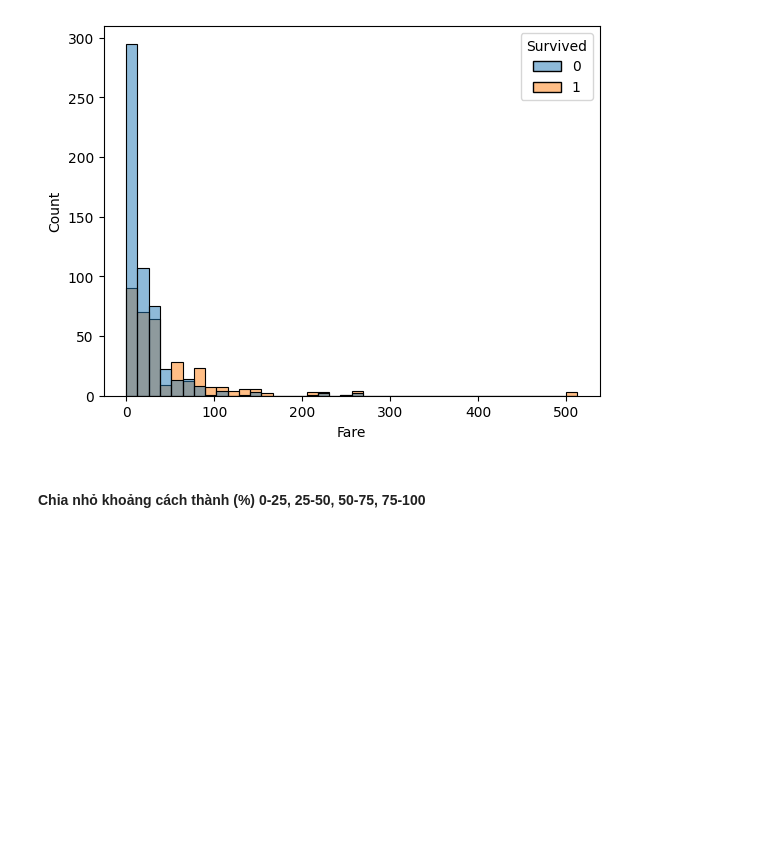
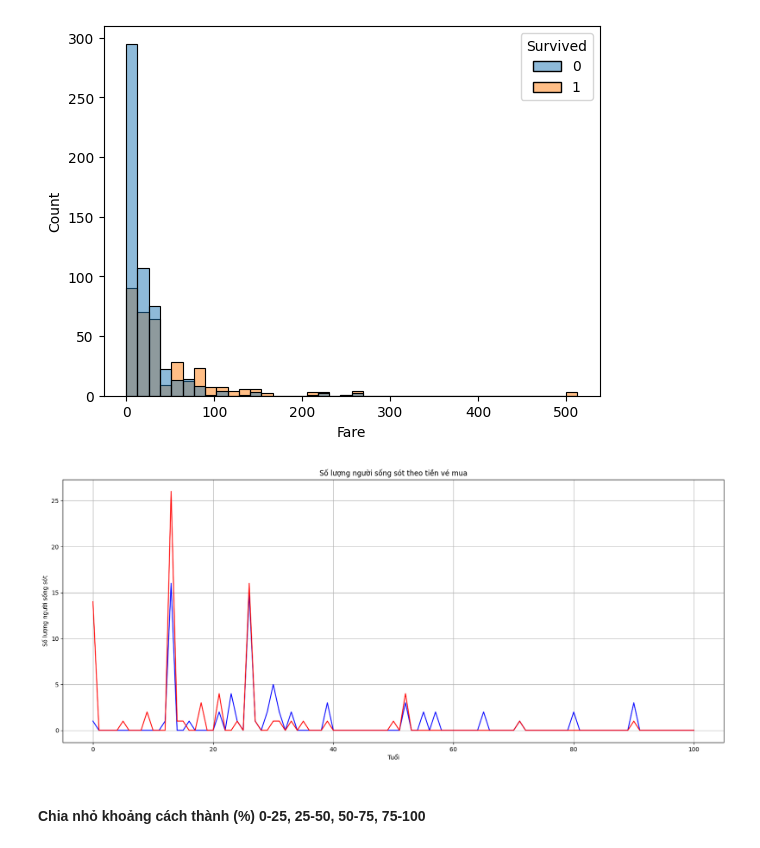
Before and after one commit to Danhuynh224/DoAnPy, a Jupyter notebook: DoAn.ipynb, the cells around one changed output. Saved outputs shown, nothing was run; the diff lists cells and outputs as text; code cells hidden in the pictures; blank space fills up the shorter version.

```diff
--- a/DoAn.ipynb
+++ b/DoAn.ipynb
@@ -289,6 +331,25 @@ sns.histplot(data=train_df, x='Fare', hue = 'Survived', bins = 40)
 # %% [output]
 <Axes: xlabel='Fare', ylabel='Count'>
 [figure]
+# %%
+# Trích xuất dữ liệu từ DataFrame
+filtered_data = train_df[train_df['Fare'] <= 100]
+fare_survived_counts = filtered_data[filtered_data['Survived'] == 1].groupby('Fare').size()
+fare_no_survived_counts = filtered_data[filtered_data['Survived'] == 0].groupby('Fare').size()
+# Đảm bảo các giá trị còn thiếu được điền bằng 0
+fare_survived_counts = fare_survived_counts.reindex(range(0, 101), fill_value=0)
+fare_no_survived_counts = fare_no_survived_counts.reindex(range(0, 101), fill_value=0)
+# Vẽ biểu đồ đường
+plt.figure(figsize=(20, 8))
+fare_survived_counts.plot(kind='line',color='b')
+fare_no_survived_counts.plot(kind='line',color='r')
+plt.title('Số lượng người sống sót theo tiền vé mua')
+plt.xlabel('Tuổi')
+plt.ylabel('Số lượng người sống sót')
+plt.grid(True)
+plt.show()
+# %% [output]
+[figure, added]
 # %% [markdown]
 #### Chia nhỏ khoảng cách thành (%) 0-25, 25-50, 50-75, 75-100
 # %%
```
Also changed, not shown: parts of 37 cells of this notebook.
